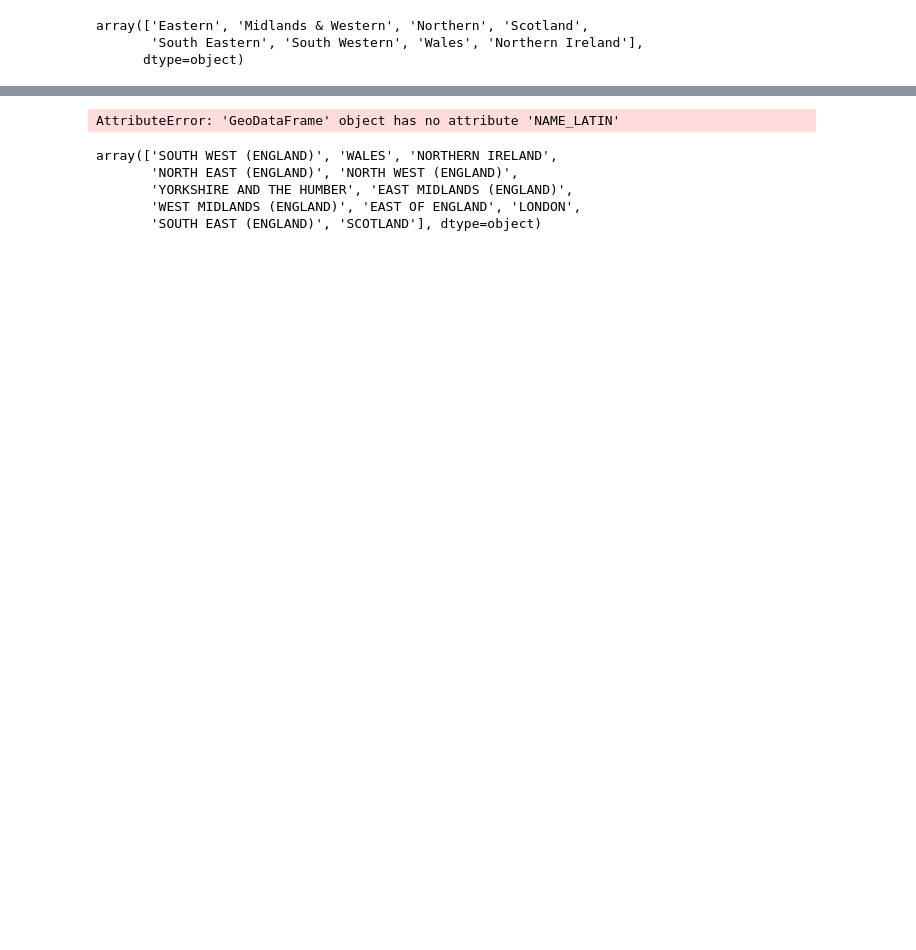
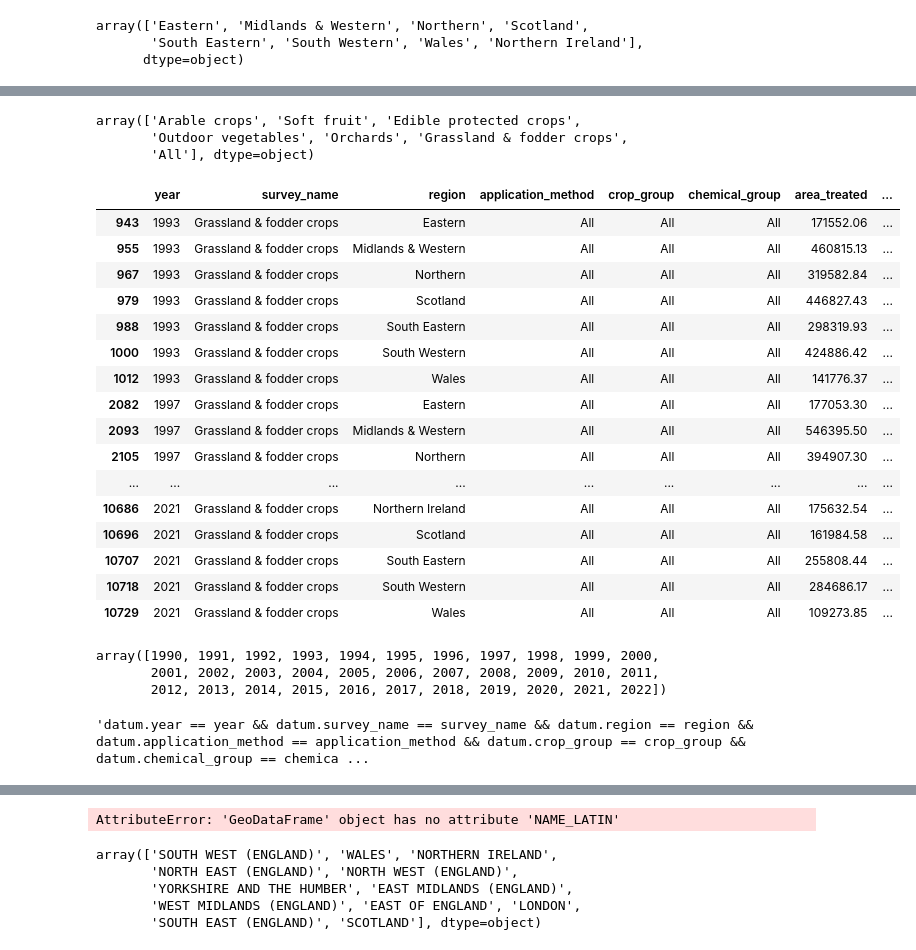
Before and after one commit to jhellingsdata/RADataHub, a Jupyter notebook: misc/fertiliser/map_merge.ipynb, the cells around one changed output, grey strips where cells are left out. Drawn from its saved outputs; the diff is of its cells as text; code cells hidden in the pictures; blank space fills up the shorter version.

```diff
--- a/misc/fertiliser/map_merge.ipynb
+++ b/misc/fertiliser/map_merge.ipynb
@@ -44,0 +48,32 @@ gdf.to_file("/Users/finn/Documents/GitHub/RADataHub/customRegions.geoJson", driv
+# %%
+df = pd.read_excel("amy cook - pusstats data request - 26.02.2024.xlsx")
+df = df.rename(columns={ # clean up column names
+    'suryear': 'year',
+    'm_app': 'application_method',
+    'cropgroup': 'crop_group',
+    'chemgroup': 'chemical_group',
+    'area treated (ha)': 'area_treated',
+    'weight applied (kg)': 'weight_applied'
+})
+
+# the table is prohibitavely large, so I'll sum all the vals in the active col to a single value
+df = df.groupby(by=["year", 'survey_name', 'region', 'application_method', 'crop_group', 'chemical_group']).agg({'area_treated': 'sum', 'weight_applied': 'sum'}).reset_index()
+
+# add an 'All' category to survey_name, application_method, crop_group, and chemical_group
+for col in ['survey_name', 'application_method', 'crop_group', 'chemical_group']:
+    agg_df = df.groupby(by=[c for c in df.columns if c not in [col, 'area_treated', 'weight_applied']]).agg({'area_treated': 'sum', 'weight_applied': 'sum'}).reset_index()
+    agg_df[col] = 'All'
+    df = pd.concat([df, agg_df])
+
+
+#  Add a most-recent option to the year column
+df = df.sort_values(by='year').reset_index(drop=True)
+most_recent_data = df.drop_duplicates(subset=[c for c in df.columns if c != 'year'], keep='last')
+most_recent_data['year'] = 'Most Recent'
+
+df = pd.concat([df, most_recent_data])
+
+
+
+
+df.to_csv("chemical_group_level_data.csv", index=False)
@@ -44,0 +163,39 @@ gdf.to_file("/Users/finn/Documents/GitHub/RADataHub/customRegions.geoJson", driv
+# %%
+df.survey_name.unique()
+# %% [output]
+array(['Arable crops', 'Soft fruit', 'Edible protected crops',
+       'Outdoor vegetables', 'Orchards', 'Grassland & fodder crops',
+       'All'], dtype=object)
+# %%
+df.query("survey_name == 'Grassland & fodder crops' and application_method == 'All' and crop_group == 'All' and chemical_group == 'All'")
+# %% [output]
+|  | year | survey_name | region | application_method | crop_group | chemical_group | area_treated | ... |
+| 943 | 1993 | Grassland & fodder crops | Eastern | All | All | All | 171552.06 | ... |
+| 955 | 1993 | Grassland & fodder crops | Midlands & Western | All | All | All | 460815.13 | ... |
+| 967 | 1993 | Grassland & fodder crops | Northern | All | All | All | 319582.84 | ... |
+| 979 | 1993 | Grassland & fodder crops | Scotland | All | All | All | 446827.43 | ... |
+| 988 | 1993 | Grassland & fodder crops | South Eastern | All | All | All | 298319.93 | ... |
+| 1000 | 1993 | Grassland & fodder crops | South Western | All | All | All | 424886.42 | ... |
+| 1012 | 1993 | Grassland & fodder crops | Wales | All | All | All | 141776.37 | ... |
+| 2082 | 1997 | Grassland & fodder crops | Eastern | All | All | All | 177053.30 | ... |
+| 2093 | 1997 | Grassland & fodder crops | Midlands & Western | All | All | All | 546395.50 | ... |
+| 2105 | 1997 | Grassland & fodder crops | Northern | All | All | All | 394907.30 | ... |
+| ... | ... | ... | ... | ... | ... | ... | ... | ... |
+| 10686 | 2021 | Grassland & fodder crops | Northern Ireland | All | All | All | 175632.54 | ... |
+| 10696 | 2021 | Grassland & fodder crops | Scotland | All | All | All | 161984.58 | ... |
+| 10707 | 2021 | Grassland & fodder crops | South Eastern | All | All | All | 255808.44 | ... |
+| 10718 | 2021 | Grassland & fodder crops | South Western | All | All | All | 284686.17 | ... |
+| 10729 | 2021 | Grassland & fodder crops | Wales | All | All | All | 109273.85 | ... |
+# %%
+df.year.unique()
+# %% [output]
+array([1990, 1991, 1992, 1993, 1994, 1995, 1996, 1997, 1998, 1999, 2000,
+       2001, 2002, 2003, 2004, 2005, 2006, 2007, 2008, 2009, 2010, 2011,
+       2012, 2013, 2014, 2015, 2016, 2017, 2018, 2019, 2020, 2021, 2022])
+# %%
+cols = ["year", 'survey_name', 'region', 'application_method', 'crop_group', 'chemical_group']
+filters = [f"datum.{col} == {col}" for col in cols]
+filters = " && ".join(filters)
+filters
+# %% [output]
+'datum.year == year && datum.survey_name == survey_name && datum.region == region && datum.application_method == application_method && datum.crop_group == crop_group && datum.chemical_group == chemica ...
```
Also changed, not shown: parts of 17 cells of this notebook, 31 other files.
